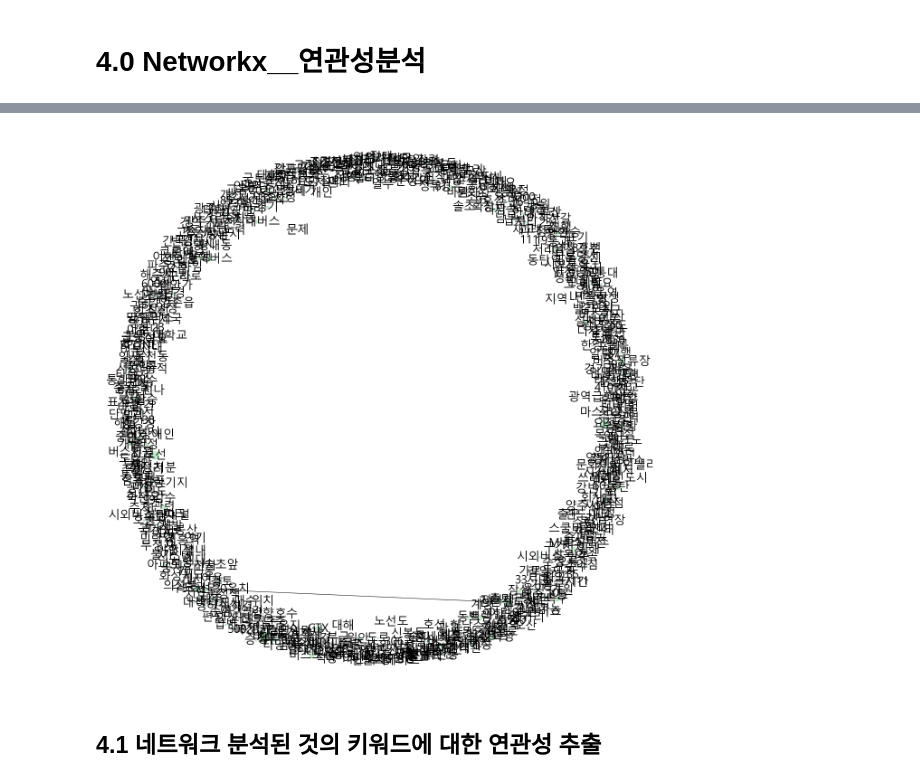
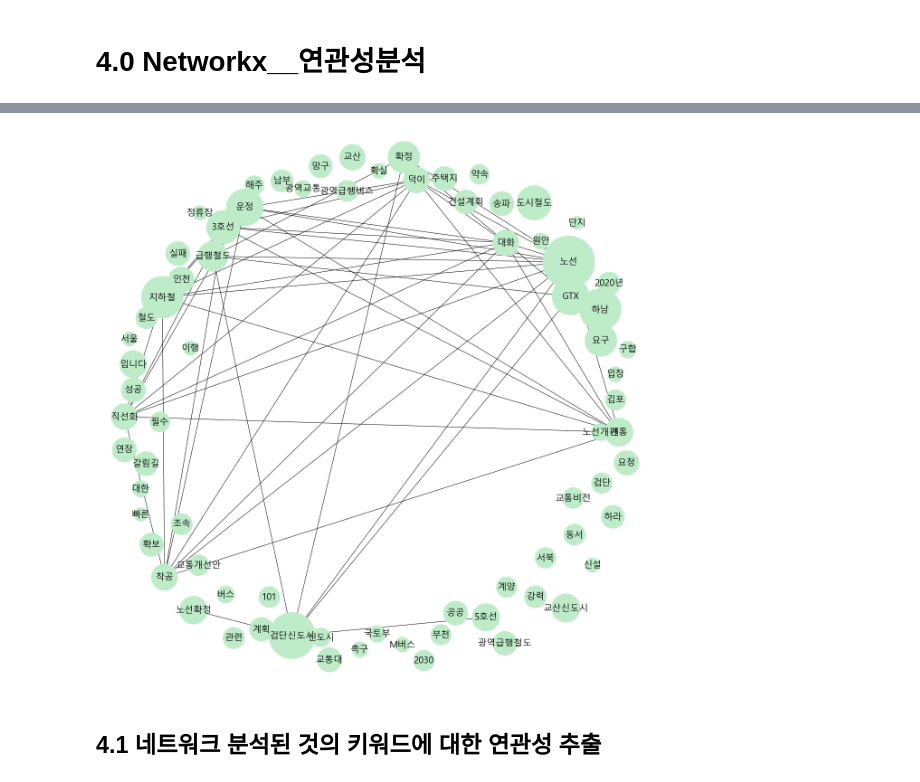
Before and after one commit to jun1116/crawling_textmining, a Jupyter notebook: 텍스트_신문고.ipynb, the cells around one changed output, grey strips where cells are left out. Cells and saved outputs as stored; diff of their text form; code cells hidden in the pictures.

```diff
--- a/텍스트_신문고.ipynb
+++ b/텍스트_신문고.ipynb
@@ -431,6 +450,6 @@ df19 = df.query('year==2019')
 # %%
 #1차원 리스트로 풀어주기 ->  For Word Counting
 texts_1d=[]
-for i in dftest['hktoken']:
+for i in dfsin['token']:
     texts_1d.extend(i)
 texts_1d
@@ -468,7 +509,7 @@ import networkx as nx
 # %%
 
 dataset=[]
-for i in dftotalGG.drop_duplicates('text')['token']:
+for i in dfsin['token']:
     dataset.append(i)
 dataset
 # %% [output]
@@ -494,18 +535,18 @@ from apyori import apriori
 # # Original 코드
 # from apyori import apriori
 # 연관 분석을 수행합니다.
+# results = list(apriori(dataset,
+#     min_support=0.06,
+#     min_confidence=0.05,
+#     min_lift=1.0,
+#     max_length=2))
+# print(results)
+
+# # 연관 분석을 수행합니다.
 results = list(apriori(dataset,
-    min_support=0.06,
-    min_confidence=0.05,
-    min_lift=1.0,
+    min_support=0.10,
+    min_confidence=0.03,
+    min_lift=0.25,
     max_length=2))
 print(results)
-
-# # 연관 분석을 수행합니다.
-# results = list(apriori(dataset,
-#     min_support=0.0,
-#     min_confidence=0.03,
-#     min_lift=0.25,
-#     max_length=2))
-# print(results)
 # %% [output]
@@ -536,7 +577,10 @@ for i in dataset:
 count = Counter(dataset1d)
 
 node_df = pd.DataFrame(count.items(), columns=['node', 'nodesize'])
-node_df = node_df[node_df['nodesize'] >= 5] # 시각화의 편의를 위해 ‘nodesize’ 5 이하는 제거합니다.
+#원본
+# node_df = node_df[node_df['nodesize'] >= 5] # 시각화의 편의를 위해 ‘nodesize’ 5 이하는 제거합니다.
+# 중복ON,전국,통합년도
+node_df = node_df[node_df['nodesize'] >= 1700] # 시각화의 편의를 위해 ‘nodesize’ 5 이하는 제거합니다.
 
 print(node_df.head())
 # %% [output]
@@ -575,38 +627,43 @@ G = nx.Graph()
 # pr=nx.pageranke(G)
 
 # node_df의 키워드 빈도수를 데이터로 하여, 네트워크 그래프의 ‘노드’역할을 하는 원을 생성합니다.
 for index, row in node_df.iterrows():
     G.add_node(row['node'], nodesize=row['nodesize'])
 
 # network_df의 연관 분석 데이터를 기반으로, 네트워크 그래프의 ‘관계’역할을 하는 선을 생성합니다.
 for index, row in network_df.iterrows():
     G.add_weighted_edges_from([(row['source'], row['target'], row['support'])])
 
 # 그래프 디자인과 관련된 파라미터를 설정합니다.
 # # original
 # pos = nx.spring_layout(G, k=0.6, iterations=50)
 # sizes = [G.nodes[node]['nodesize']*30 for node in G]
 # #
 # #원형
 # pos = nx.spring_layout(G, k=1.7, iterations=50)#2019
-pos = nx.spring_layout(G, k=2.66 , iterations=60)#2020
+
+pos = nx.spring_layout(G, k=2.66 , iterations=40)#2020
+##kameda 써보기
+# pos = nx.kamada_kawai_layout(G)
 # #
 # pos=nx.planar_layout(G)
 # pos=nx.random_layout(G)
 ncolor2020='#BEEBC8'
 ncolor2019='#C9D7F5'
 # sizes = [G.nodes[node]['nodesize']*25 for node in G] #2020
-sizes = [G.nodes[node]['nodesize']*0.76 for node in G] #2019
+sizes = [G.nodes[node]['nodesize']*0.5 for node in G] #2019
+
 nx.draw(G, pos=pos, node_size=sizes, node_color=ncolor2020)
-nx.draw_networkx_labels(G, pos=pos, font_family="Malgun Gothic", font_size=26)
+nx.draw_networkx_labels(G, pos=pos, font_family="Malgun Gothic", font_size=20)
 
-
+# kamada_kawai 써보기!
+# nx.kamada_kawai_layout(G)
 
 # 그래프를 출력합니다.
 ax = plt.gca()
 plt.show()
 # %% [output]
-[figure, old version]
+[figure, new version]
 # %%
 import matplotlib as mpl
 import matplotlib.pyplot as plt
```
Also changed, not shown: parts of 39 cells of this notebook, 4 other files.
